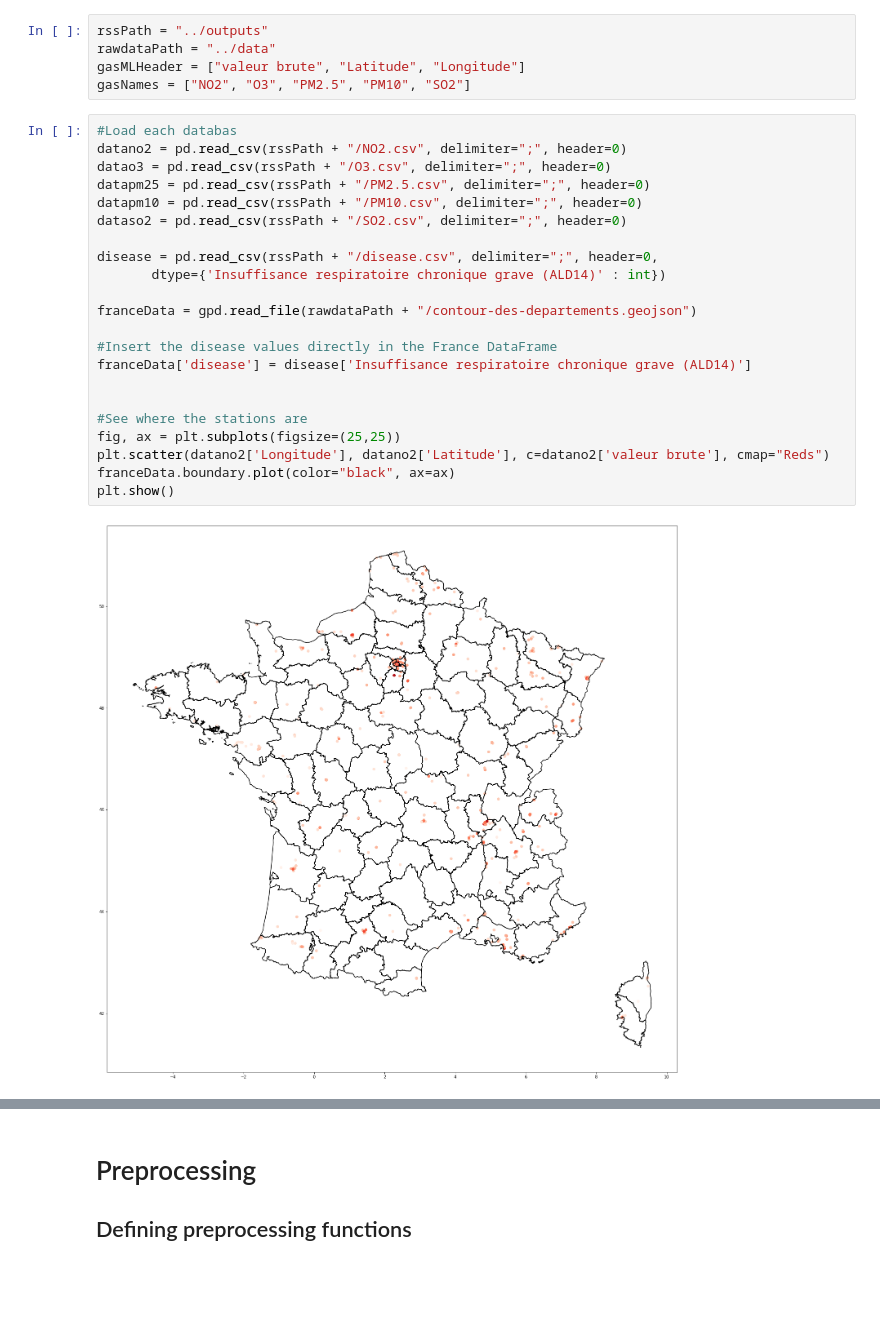
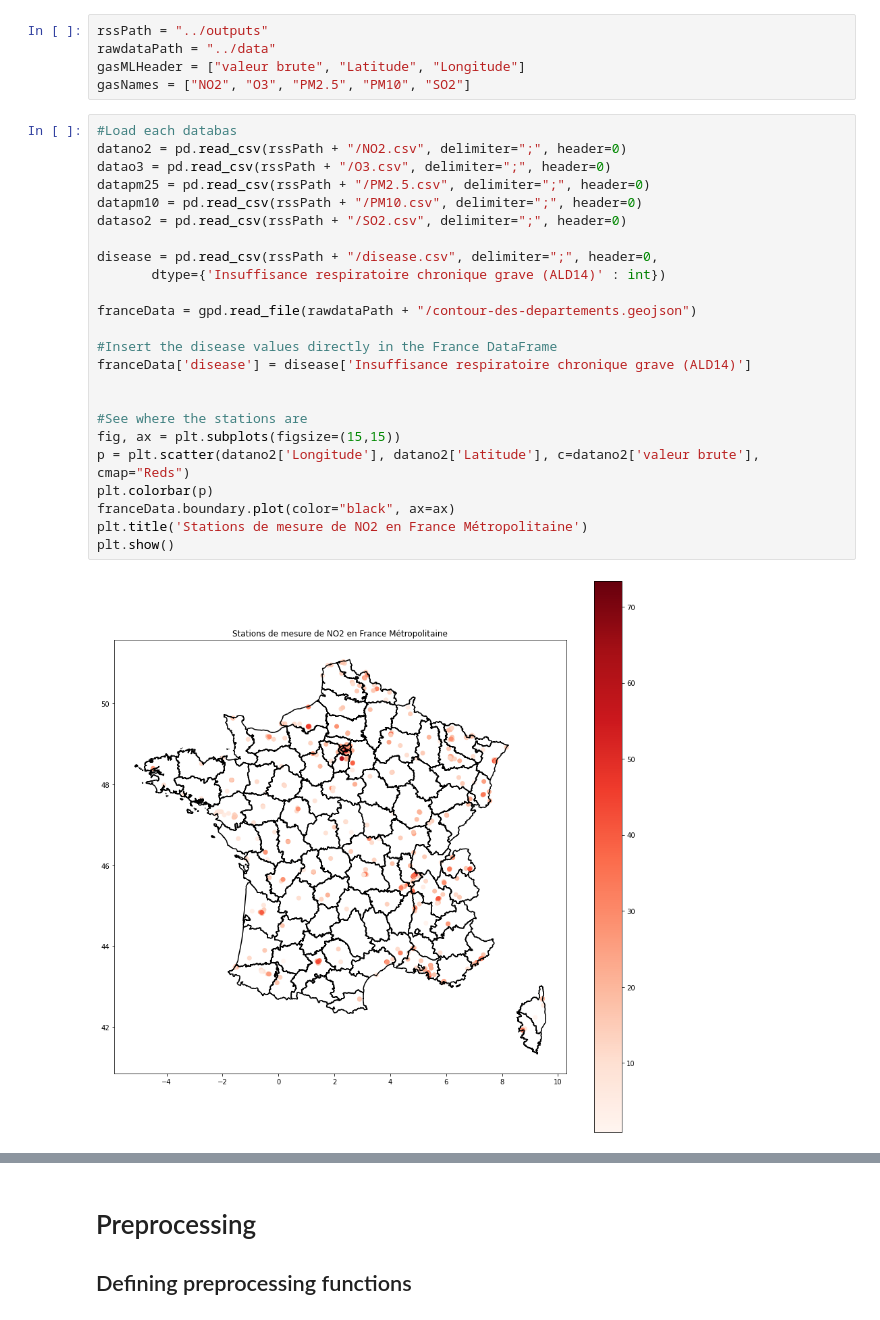
Before and after one commit to RedGoldenFish/CleanAir, a Jupyter notebook: ml/machinelearning.ipynb, the cells around one changed output, grey strips where cells are left out. Saved outputs shown, nothing was run; the diff lists cells and outputs as text; blank space fills up the shorter version.

```diff
--- a/ml/machinelearning.ipynb
+++ b/ml/machinelearning.ipynb
@@ -21,24 +21,26 @@ gasNames = ["NO2", "O3", "PM2.5", "PM10", "SO2"]
 # %%
 #Load each databas
 datano2 = pd.read_csv(rssPath + "/NO2.csv", delimiter=";", header=0)
 datao3 = pd.read_csv(rssPath + "/O3.csv", delimiter=";", header=0)
 datapm25 = pd.read_csv(rssPath + "/PM2.5.csv", delimiter=";", header=0)
 datapm10 = pd.read_csv(rssPath + "/PM10.csv", delimiter=";", header=0)
 dataso2 = pd.read_csv(rssPath + "/SO2.csv", delimiter=";", header=0)
 
 disease = pd.read_csv(rssPath + "/disease.csv", delimiter=";", header=0,
        dtype={'Insuffisance respiratoire chronique grave (ALD14)' : int})
 
 franceData = gpd.read_file(rawdataPath + "/contour-des-departements.geojson")
 
 #Insert the disease values directly in the France DataFrame
 franceData['disease'] = disease['Insuffisance respiratoire chronique grave (ALD14)']
 
 
 #See where the stations are
-fig, ax = plt.subplots(figsize=(25,25))
-plt.scatter(datano2['Longitude'], datano2['Latitude'], c=datano2['valeur brute'], cmap="Reds")
+fig, ax = plt.subplots(figsize=(15,15))
+p = plt.scatter(datano2['Longitude'], datano2['Latitude'], c=datano2['valeur brute'], cmap="Reds")
+plt.colorbar(p)
 franceData.boundary.plot(color="black", ax=ax)
+plt.title('Stations de mesure de NO2 en France Métropolitaine')
 plt.show()
 # %% [output]
-[figure, old version]
+[figure, new version]
```
Also changed, not shown: parts of 10 cells of this notebook, 15 other files.
